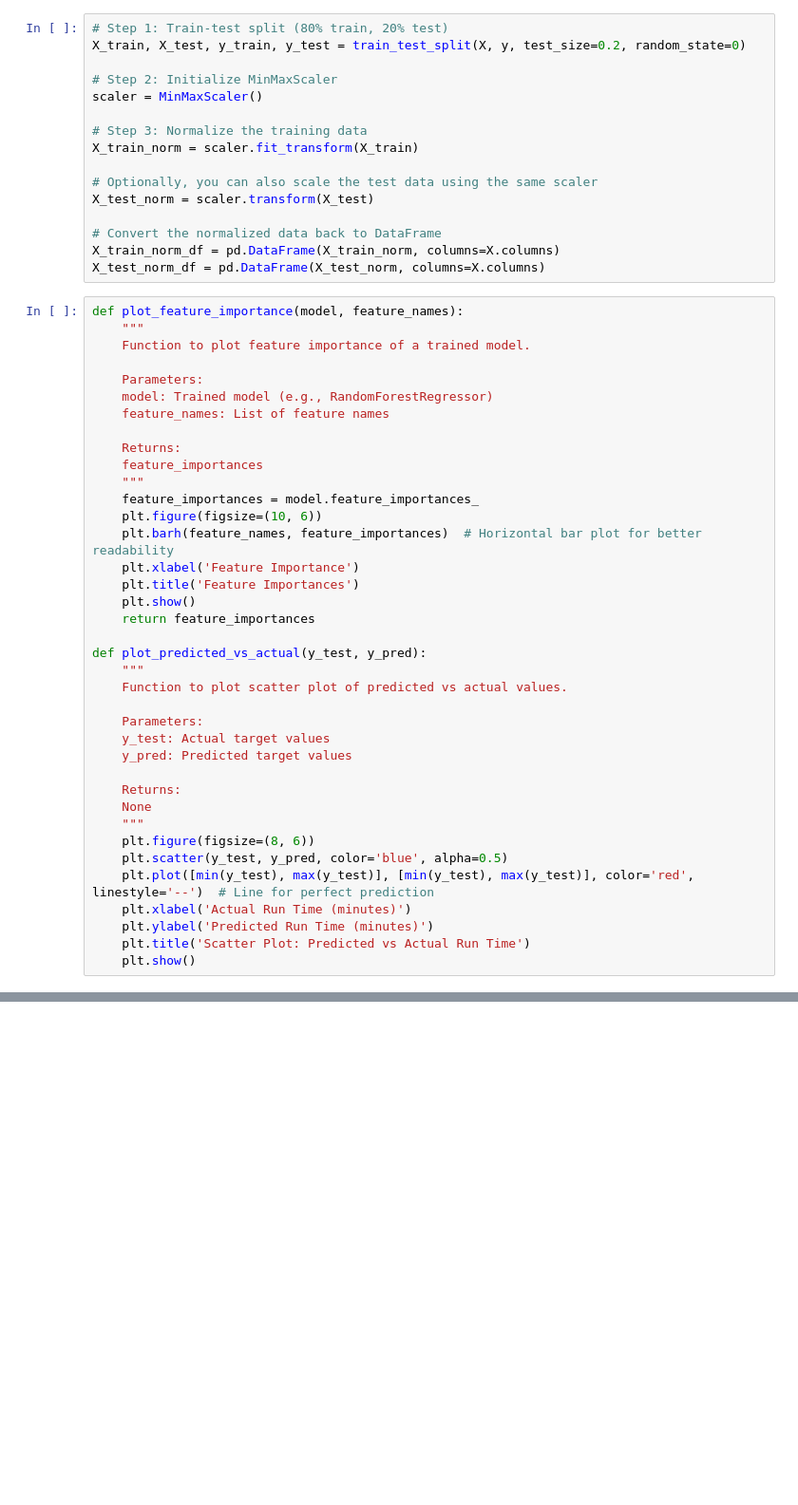
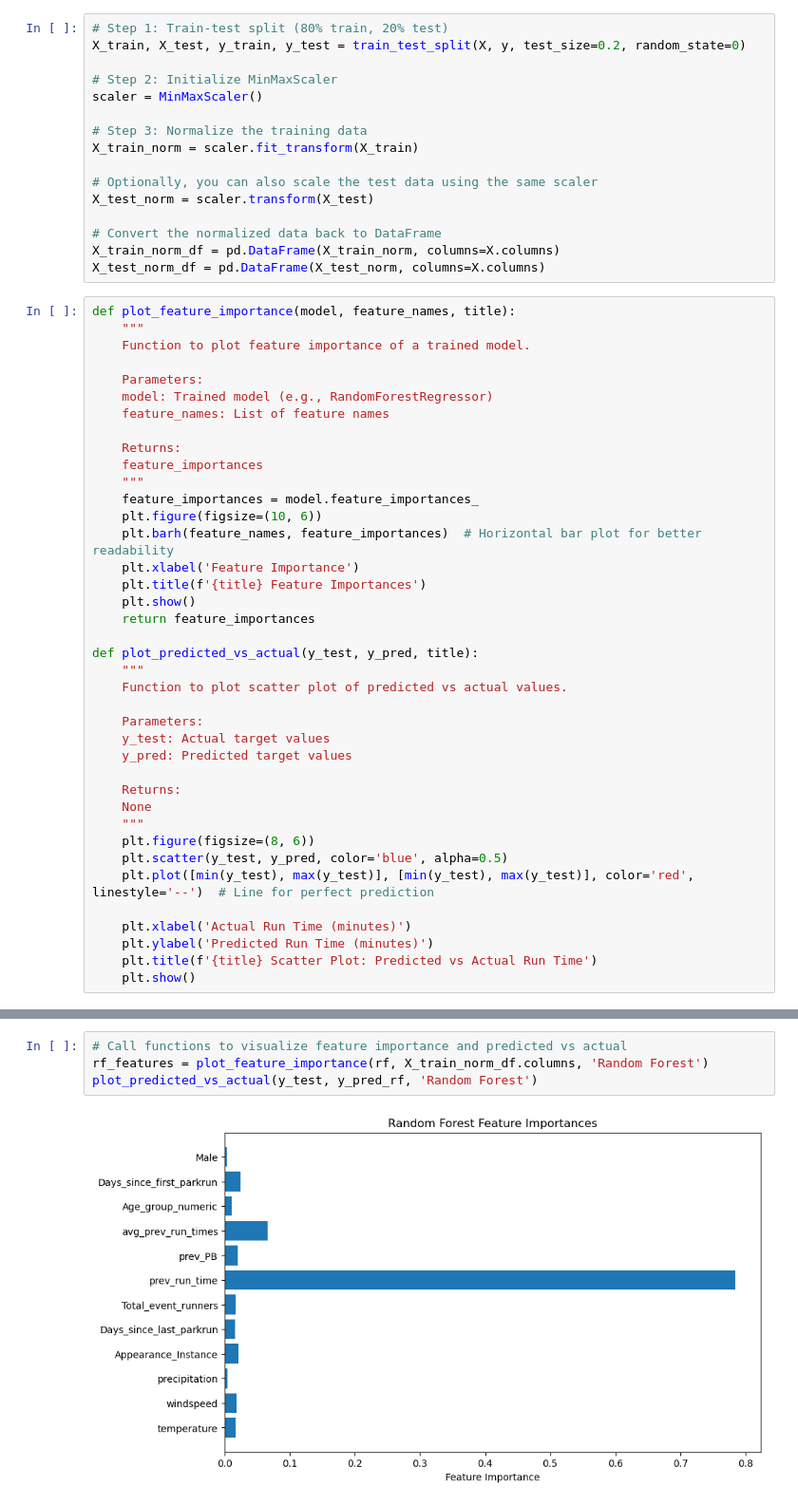
Before and after one commit to owen-george/parkrun_analysis, a Jupyter notebook: 5_ML.ipynb, the cells around one changed output, grey strips where cells are left out. Shown at 95% size. Saved outputs shown, nothing was run; the diff lists cells and outputs as text; blank space fills up the shorter version.

```diff
--- a/5_ML.ipynb
+++ b/5_ML.ipynb
@@ -106,7 +115,7 @@ X_test_norm = scaler.transform(X_test)
 X_train_norm_df = pd.DataFrame(X_train_norm, columns=X.columns)
 X_test_norm_df = pd.DataFrame(X_test_norm, columns=X.columns)
 # %%
-def plot_feature_importance(model, feature_names):
+def plot_feature_importance(model, feature_names, title):
     """
     Function to plot feature importance of a trained model.
 
@@ -121,11 +130,11 @@ def plot_feature_importance(model, feature_names):
     plt.figure(figsize=(10, 6))
     plt.barh(feature_names, feature_importances)  # Horizontal bar plot for better readability
     plt.xlabel('Feature Importance')
-    plt.title('Feature Importances')
+    plt.title(f'{title} Feature Importances')
     plt.show()
     return feature_importances
 
-def plot_predicted_vs_actual(y_test, y_pred):
+def plot_predicted_vs_actual(y_test, y_pred, title):
     """
     Function to plot scatter plot of predicted vs actual values.
 
@@ -139,9 +148,10 @@ def plot_predicted_vs_actual(y_test, y_pred):
     plt.figure(figsize=(8, 6))
     plt.scatter(y_test, y_pred, color='blue', alpha=0.5)
     plt.plot([min(y_test), max(y_test)], [min(y_test), max(y_test)], color='red', linestyle='--')  # Line for perfect prediction
+
     plt.xlabel('Actual Run Time (minutes)')
     plt.ylabel('Predicted Run Time (minutes)')
-    plt.title('Scatter Plot: Predicted vs Actual Run Time')
+    plt.title(f'{title} Scatter Plot: Predicted vs Actual Run Time')
     plt.show()
 # %%
 # Initialize and train Random Forest model
@@ -165,0 +175,6 @@ KeyboardInterrupt:
+# %%
+# Call functions to visualize feature importance and predicted vs actual
+rf_features = plot_feature_importance(rf, X_train_norm_df.columns, 'Random Forest')
+plot_predicted_vs_actual(y_test, y_pred_rf, 'Random Forest')
+# %% [output]
+[figure, added]
```
Also changed, not shown: parts of 27 cells of this notebook, 5 other files.
